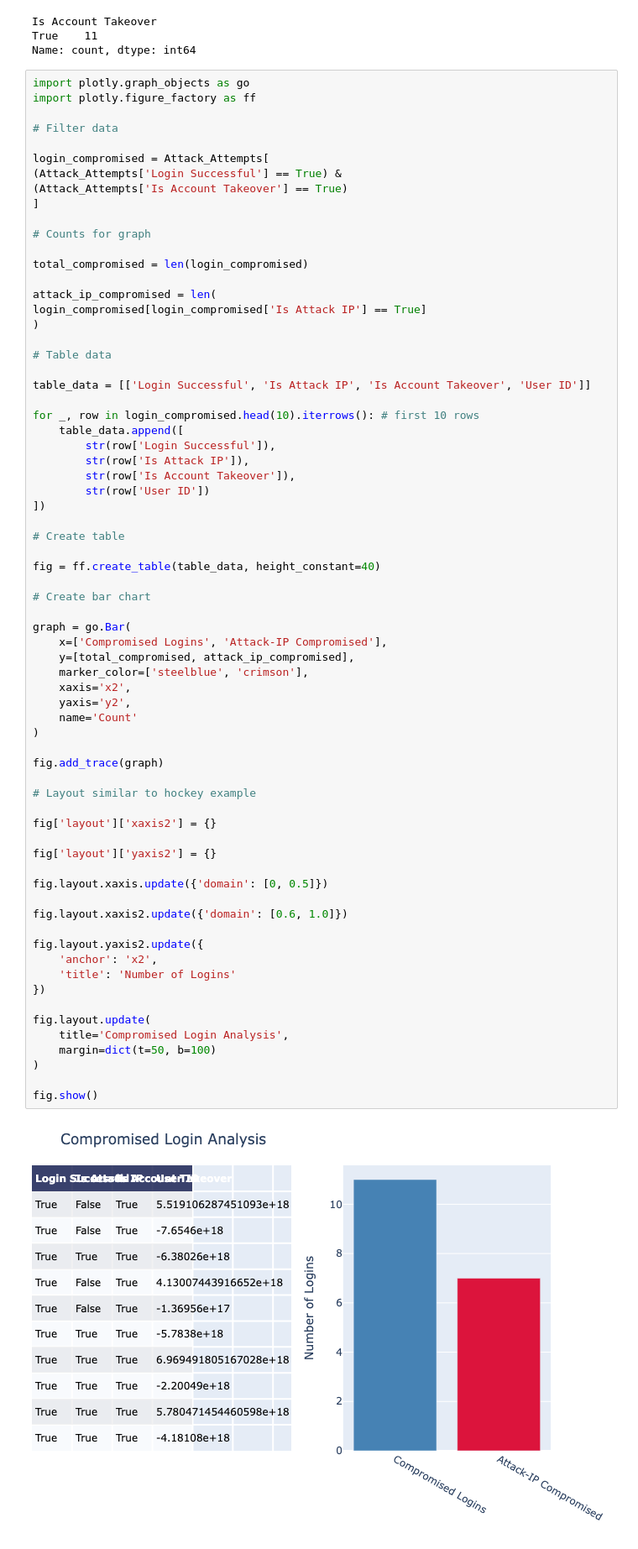
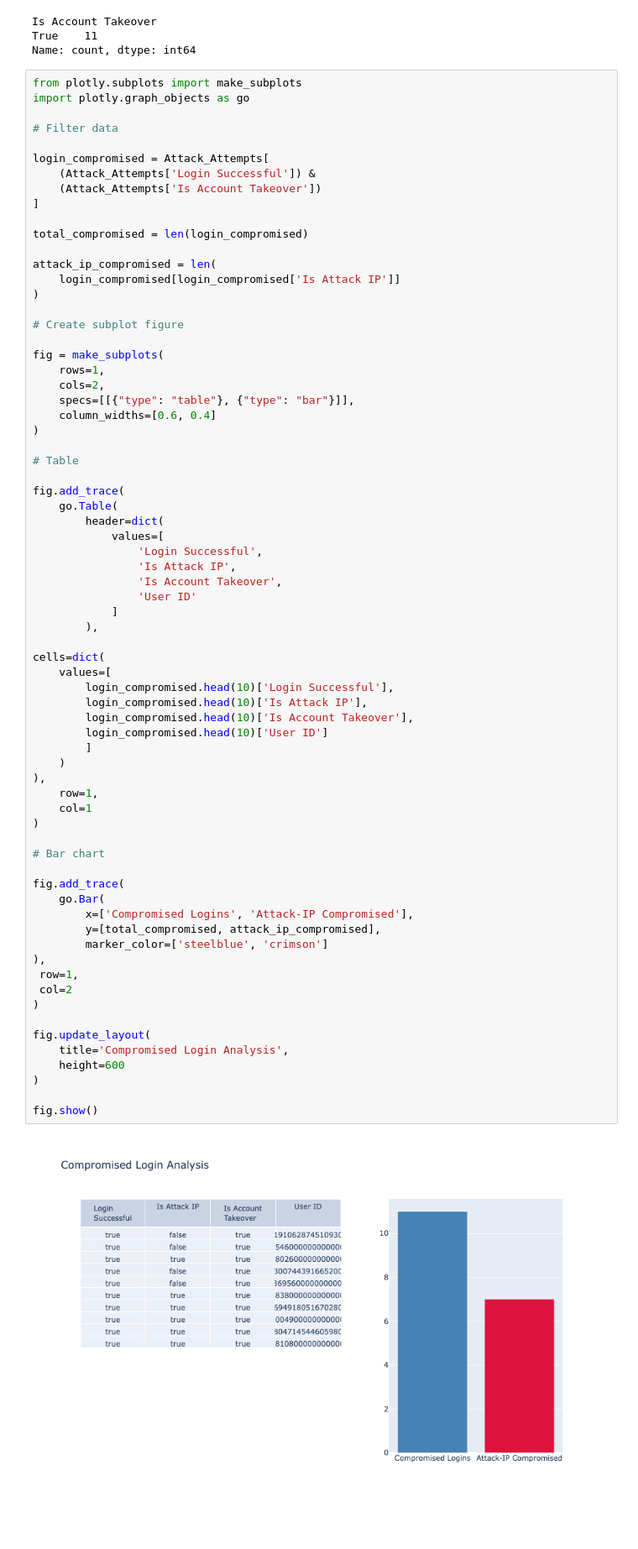
Before and after one commit to Ligia20/Are_we_at_risk, a Jupyter notebook: Medical-Attacks.ipynb, the cells around one changed output. Shown at 84% size. Saved outputs shown, nothing was run; the diff lists cells and outputs as text; blank space fills up the shorter version.

Commit message:
fixed graphs to unscramble them and added another graph

```diff
--- a/Medical-Attacks.ipynb
+++ b/Medical-Attacks.ipynb
@@ -113,73 +186,74 @@ Is Account Takeover
 True    11
 Name: count, dtype: int64
 # %%
+from plotly.subplots import make_subplots
 import plotly.graph_objects as go
-import plotly.figure_factory as ff
 
 # Filter data
 
 login_compromised = Attack_Attempts[
-(Attack_Attempts['Login Successful'] == True) &
-(Attack_Attempts['Is Account Takeover'] == True)
+    (Attack_Attempts['Login Successful']) &
+    (Attack_Attempts['Is Account Takeover'])
 ]
-
-# Counts for graph
 
 total_compromised = len(login_compromised)
 
 attack_ip_compromised = len(
-login_compromised[login_compromised['Is Attack IP'] == True]
+    login_compromised[login_compromised['Is Attack IP']]
 )
 
-# Table data
+# Create subplot figure
 
-table_data = [['Login Successful', 'Is Attack IP', 'Is Account Takeover', 'User ID']]
-
-for _, row in login_compromised.head(10).iterrows(): # first 10 rows
-    table_data.append([
-        str(row['Login Successful']),
-        str(row['Is Attack IP']),
-        str(row['Is Account Takeover']),
-        str(row['User ID'])
-])
-
-# Create table
-
-fig = ff.create_table(table_data, height_constant=40)
-
-# Create bar chart
-
-graph = go.Bar(
-    x=['Compromised Logins', 'Attack-IP Compromised'],
-    y=[total_compromised, attack_ip_compromised],
-    marker_color=['steelblue', 'crimson'],
-    xaxis='x2',
-    yaxis='y2',
-    name='Count'
+fig = make_subplots(
+    rows=1,
+    cols=2,
+    specs=[[{"type": "table"}, {"type": "bar"}]],
+    column_widths=[0.6, 0.4]
 )
 
-fig.add_trace(graph)
+# Table
 
-# Layout similar to hockey example
+fig.add_trace(
+    go.Table(
+        header=dict(
+            values=[
+                'Login Successful',
+                'Is Attack IP',
+                'Is Account Takeover',
+                'User ID'
+            ]
+        ),
 
-fig['layout']['xaxis2'] = {}
+cells=dict(
+    values=[
+        login_compromised.head(10)['Login Successful'],
+        login_compromised.head(10)['Is Attack IP'],
+        login_compromised.head(10)['Is Account Takeover'],
+        login_compromised.head(10)['User ID']
+        ]
+    )
+),
+    row=1,
+    col=1
+)
 
-fig['layout']['yaxis2'] = {}
+# Bar chart
 
-fig.layout.xaxis.update({'domain': [0, 0.5]})
+fig.add_trace(
+    go.Bar(
+        x=['Compromised Logins', 'Attack-IP Compromised'],
+        y=[total_compromised, attack_ip_compromised],
+        marker_color=['steelblue', 'crimson']
+),
+ row=1,
+ col=2
+)
 
-fig.layout.xaxis2.update({'domain': [0.6, 1.0]})
-
-fig.layout.yaxis2.update({
-    'anchor': 'x2',
-    'title': 'Number of Logins'
-})
-
-fig.layout.update(
+fig.update_layout(
     title='Compromised Login Analysis',
-    margin=dict(t=50, b=100)
+    height=600
 )
 
 fig.show()
 # %% [output]
-[figure, old version]
+[figure, new version]
```
Also changed, not shown: parts of 1 cell of this notebook.
